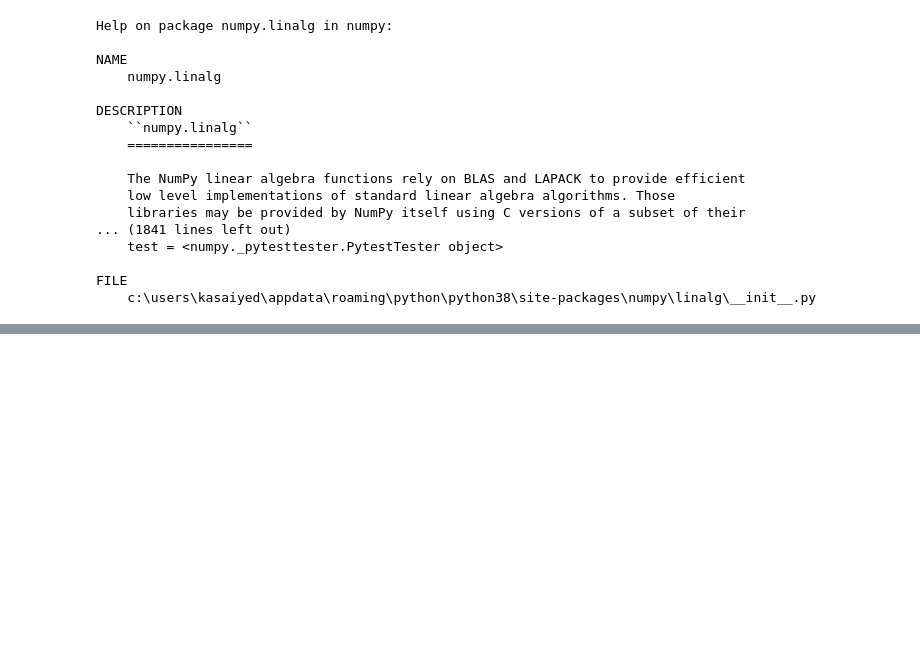
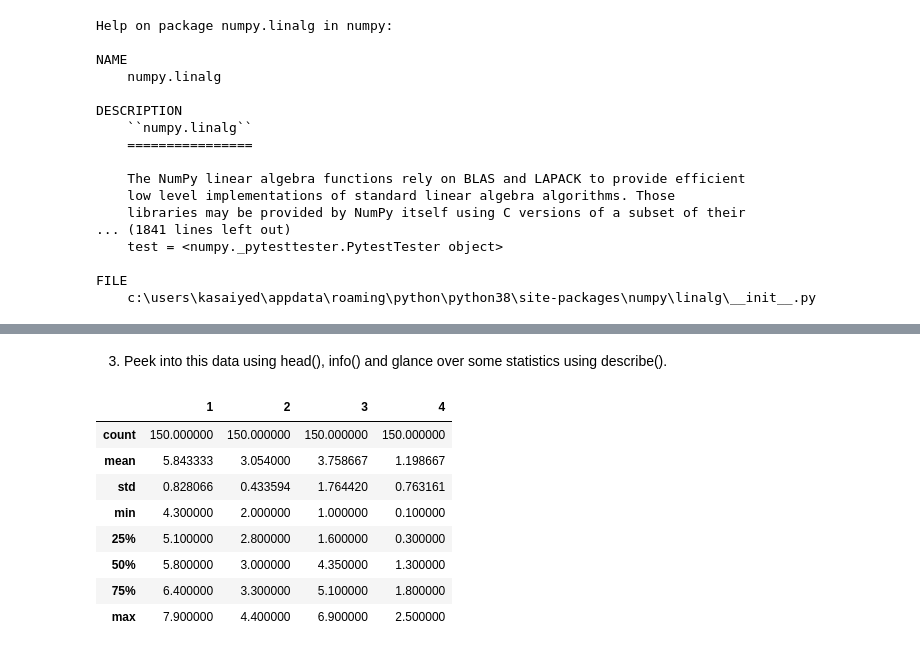
Before and after one commit to rizkashifs/bits-coursework, a Jupyter notebook: PythonIntro/exercises/exercise2.ipynb, the cells around one changed output, grey strips where cells are left out. Saved outputs shown, nothing was run; the diff lists cells and outputs as text; code cells hidden in the pictures; blank space fills up the shorter version.

```diff
--- a/PythonIntro/exercises/exercise2.ipynb
+++ b/PythonIntro/exercises/exercise2.ipynb
@@ -108,0 +136,16 @@ FILE
+# %% [markdown]
+3. Peek into this data using head(), info() and glance over
+some statistics using describe().
+# %%
+#data.info()
+data.describe()
+# %% [output]
+|  | 1 | 2 | 3 | 4 |
+| count | 150.000000 | 150.000000 | 150.000000 | 150.000000 |
+| mean | 5.843333 | 3.054000 | 3.758667 | 1.198667 |
+| std | 0.828066 | 0.433594 | 1.764420 | 0.763161 |
+| min | 4.300000 | 2.000000 | 1.000000 | 0.100000 |
+| 25% | 5.100000 | 2.800000 | 1.600000 | 0.300000 |
+| 50% | 5.800000 | 3.000000 | 4.350000 | 1.300000 |
+| 75% | 6.400000 | 3.300000 | 5.100000 | 1.800000 |
+| max | 7.900000 | 4.400000 | 6.900000 | 2.500000 |
```
Also changed, not shown: parts of 10 cells of this notebook.
